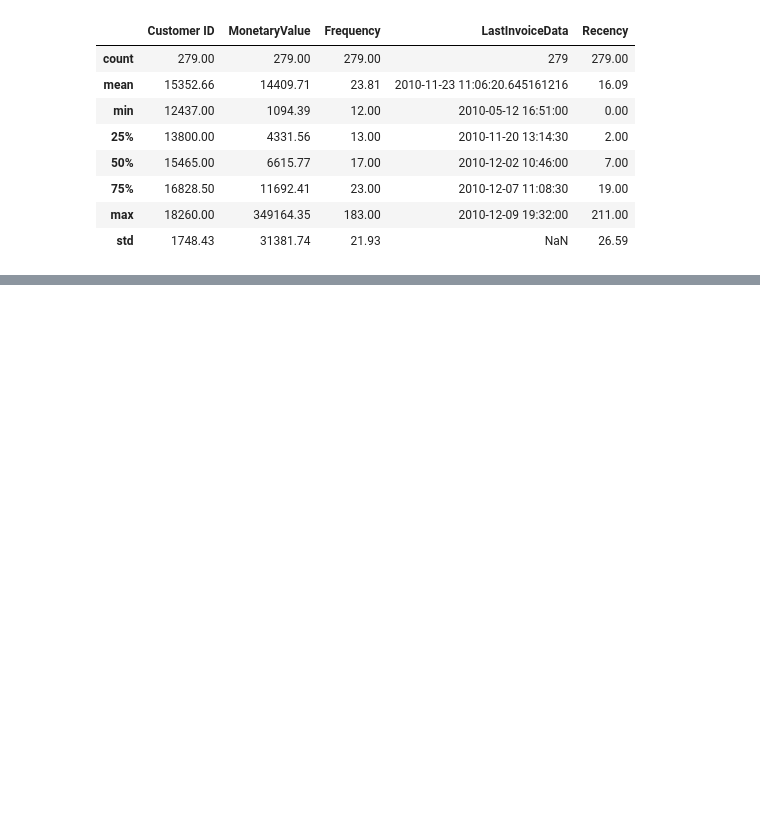
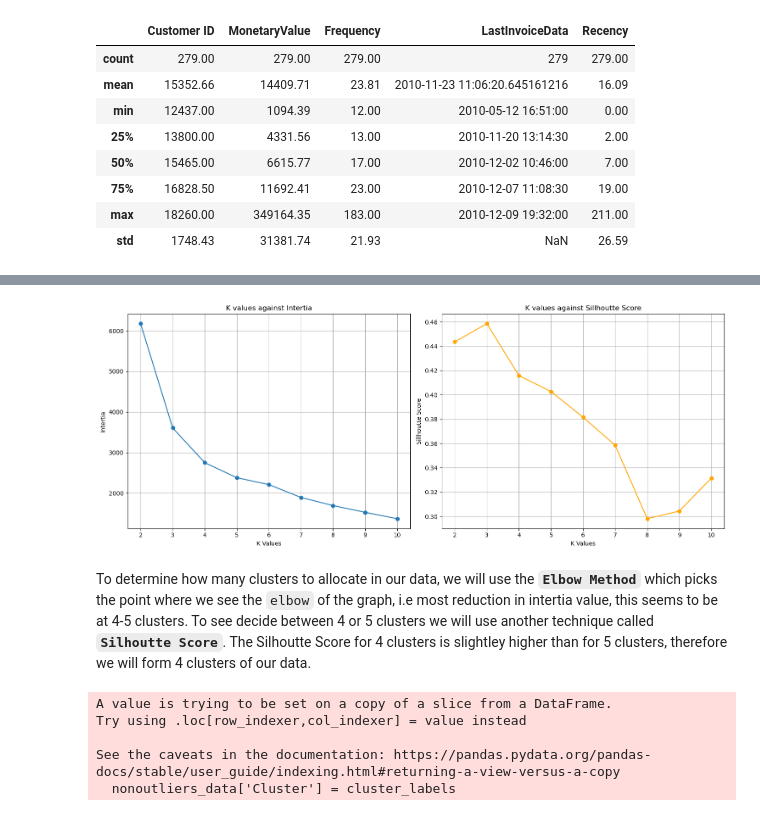
Before and after one commit to Hamza-Ahmed96/DataProjects, a Jupyter notebook: Sales_Analysis_Using_KMeans_Clustering/notebook.ipynb, the cells around one changed output, grey strips where cells are left out. Cells and saved outputs as stored; diff of their text form; code cells hidden in the pictures; blank space fills up the shorter version.

```diff
--- a/Sales_Analysis_Using_KMeans_Clustering/notebook.ipynb
+++ b/Sales_Analysis_Using_KMeans_Clustering/notebook.ipynb
@@ -356,0 +486,46 @@ frequency_outliers_data.describe()
+# %%
+max_k = 10
+
+# empty array to hold the intertia values
+intertia = []
+# empty array to hold the silhoutte score
+silhouette_score_array = []
+# range of values to test from 2 to max_k
+k_values = range(2, max_k + 1)
+
+# For each k value, train a model and extract the intertia value
+
+for k in k_values:
+
+    kmeans = KMeans(n_clusters=k, random_state=42, max_iter=1000)
+    cluster_labels = kmeans.fit_predict(scaled_data)
+    sil_score = silhouette_score(scaled_data, cluster_labels)
+    silhouette_score_array.append(sil_score)
+    intertia.append(kmeans.inertia_)
+# %%
+# Plot the k value against the inertia
+
+plt.figure(figsize=(15, 6))
+
+plt.subplot(1, 2, 1)
+plt.plot(k_values, intertia, marker='o')
+plt.title('K values against Intertia')
+plt.xlabel('K Values')
+plt.ylabel('Intertia')
+plt.xticks(k_values)
+plt.grid(True)
+
+plt.subplot(1, 2, 2)
+plt.plot(k_values, silhouette_score_array, marker='o', color='orange')
+plt.title('K values against Sillhoutte Score')
+plt.xlabel('K Values')
+plt.ylabel('Sillhoutte Score')
+plt.xticks(k_values)
+plt.grid(True)
+
+plt.tight_layout()
+plt.show()
+# %% [output]
+[figure, added]
+# %% [markdown]
+To determine how many clusters to allocate in our data, we will use the **`Elbow Method`** which picks the point where we see the `elbow` of the graph, i.e most reduction in intertia value, this seems to be at 4-5 clusters. To see decide between 4 or 5 clusters we will use another technique called **`Silhoutte Score`**. The Silhoutte Score for 4 clusters is slightley higher than for 5 clusters, therefore we will form 4 clusters of our data.
@@ -356,0 +535,8 @@ frequency_outliers_data.describe()
+# %%
+nonoutliers_data['Cluster'] = cluster_labels
+# %% [output]
+A value is trying to be set on a copy of a slice from a DataFrame.
+Try using .loc[row_indexer,col_indexer] = value instead
+
+See the caveats in the documentation: https://pandas.pydata.org/pandas-docs/stable/user_guide/indexing.html#returning-a-view-versus-a-copy
+  nonoutliers_data['Cluster'] = cluster_labels
```
Also changed, not shown: parts of 26 cells of this notebook.
